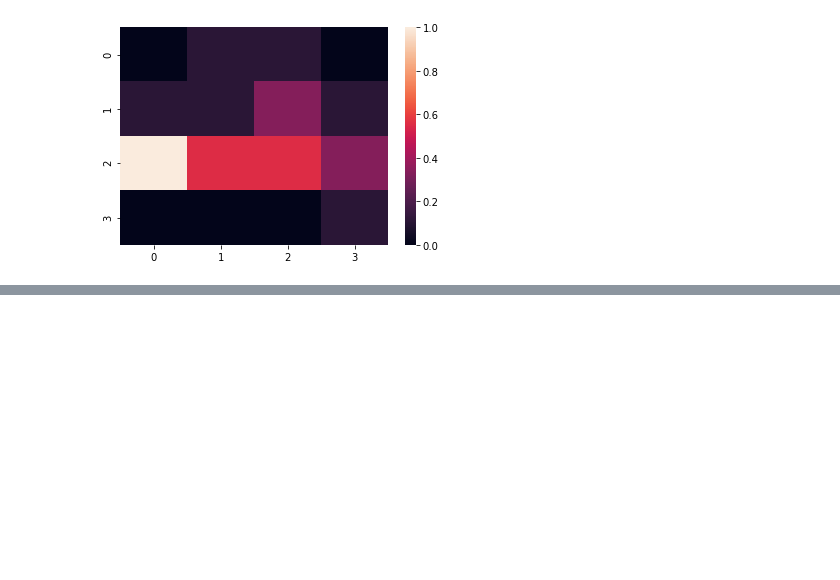
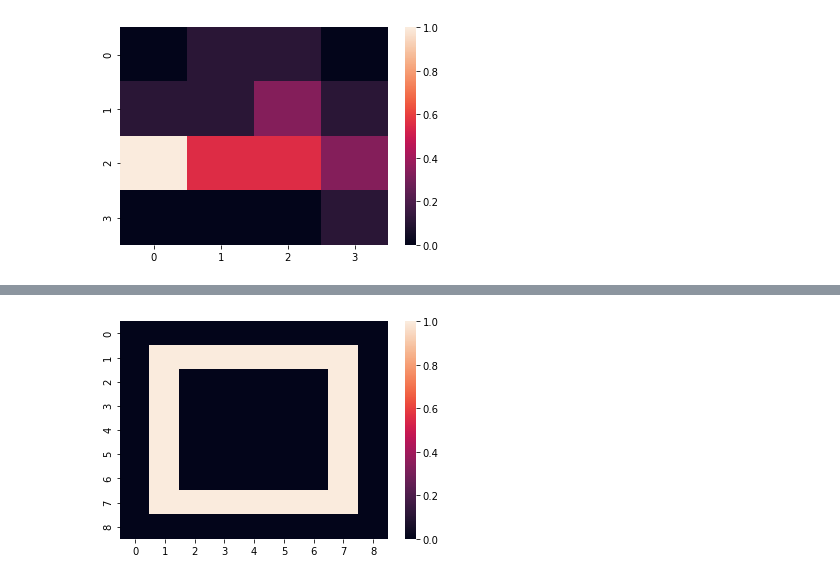
Before and after one commit to ybuchmeier/KI_Sem5, a Jupyter notebook: Uebungsblatt.ipynb, the cells around one changed output, grey strips where cells are left out. Cells and saved outputs as stored; diff of their text form; code cells hidden in the pictures; blank space fills up the shorter version.

```diff
--- a/Uebungsblatt.ipynb
+++ b/Uebungsblatt.ipynb
@@ -336,0 +366,6 @@ heatmap(dreieckPoolingH)
+# %%
+square = np.zeros((9,9))
+square = cv2.rectangle(square, (1,1), (7,7), 1, 1)
+_ = heatmap(square)
+# %% [output]
+[figure, added]
```
Also changed, not shown: parts of 7 cells of this notebook.
